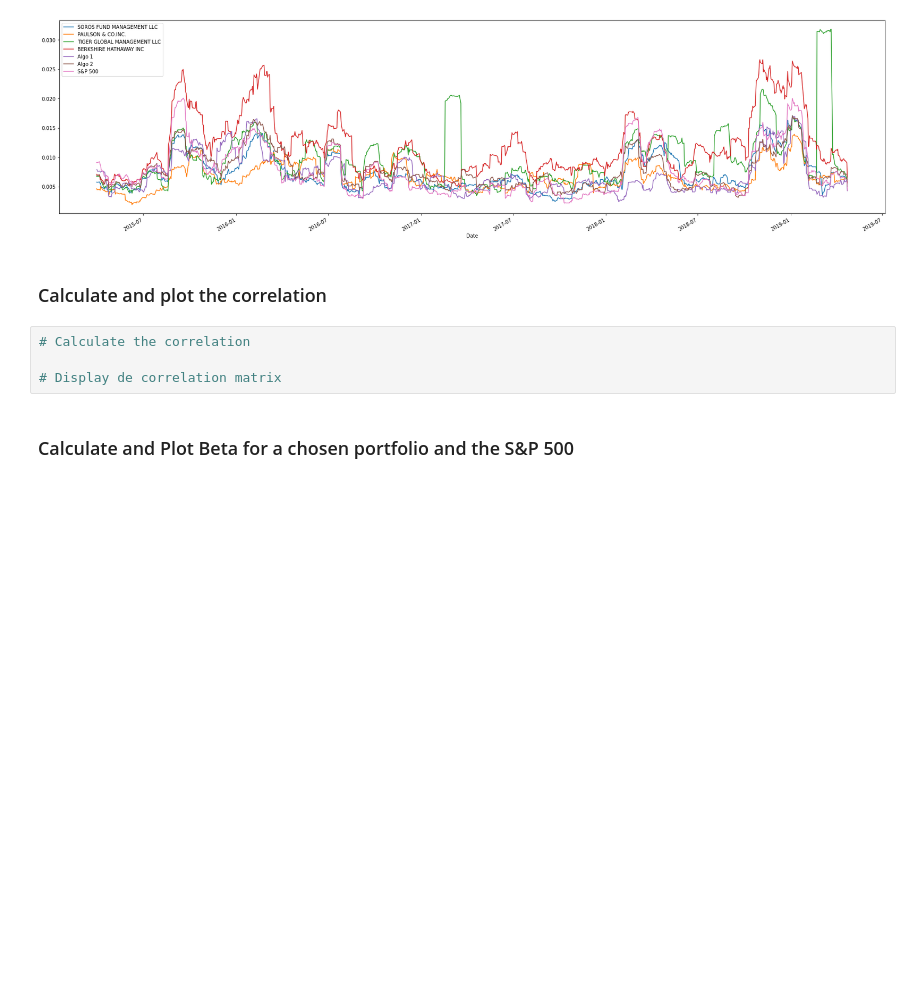
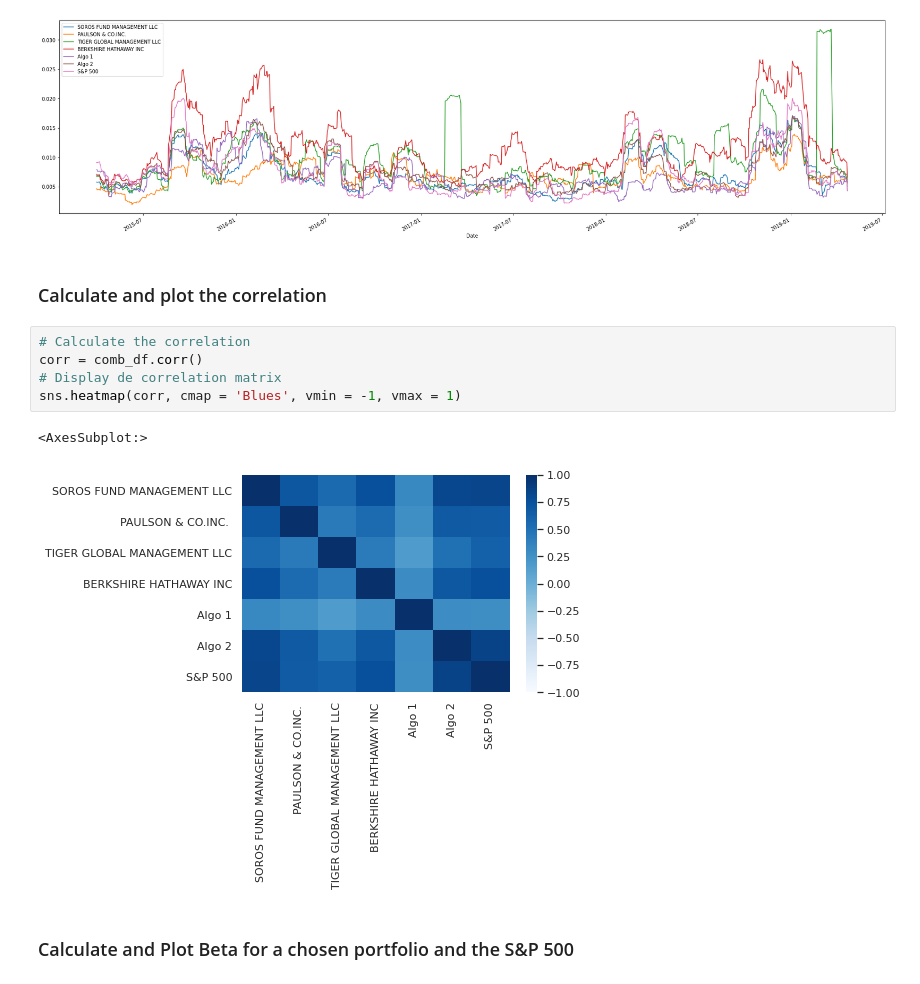
Before and after one commit to jdfwsp/pandas_for_data, a Jupyter notebook: whale_analysis.ipynb, the cells around one changed output. Drawn from its saved outputs; the diff is of its cells as text; blank space fills up the shorter version.

```diff
--- a/whale_analysis.ipynb
+++ b/whale_analysis.ipynb
@@ -270,8 +270,12 @@ roll_21.plot(figsize = (30, 8))
 ### Calculate and plot the correlation
 # %%
 # Calculate the correlation
-
+corr = comb_df.corr()
 # Display de correlation matrix
+sns.heatmap(corr, cmap = 'Blues', vmin = -1, vmax = 1)
+# %% [output]
+<AxesSubplot:>
+[figure, added]
 # %% [markdown]
 ### Calculate and Plot Beta for a chosen portfolio and the S&P 500
 # %%
```
Also changed, not shown: parts of 6 cells of this notebook.
